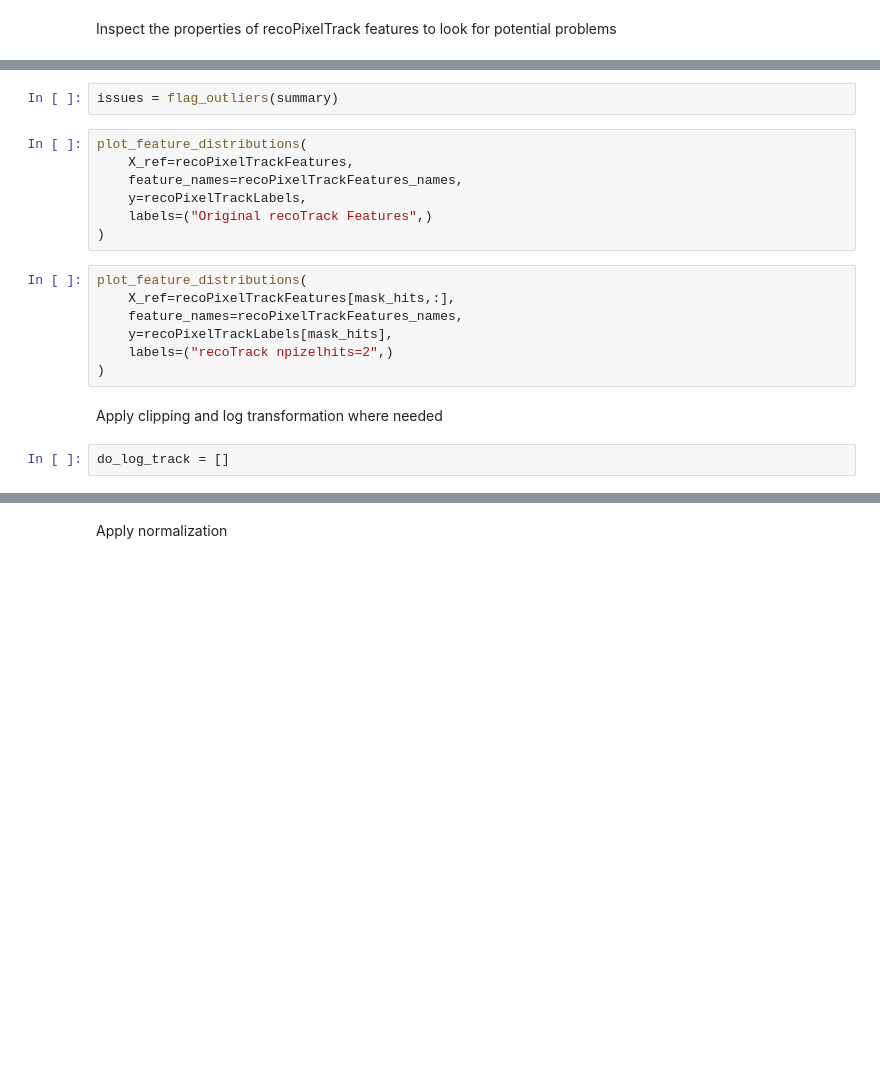
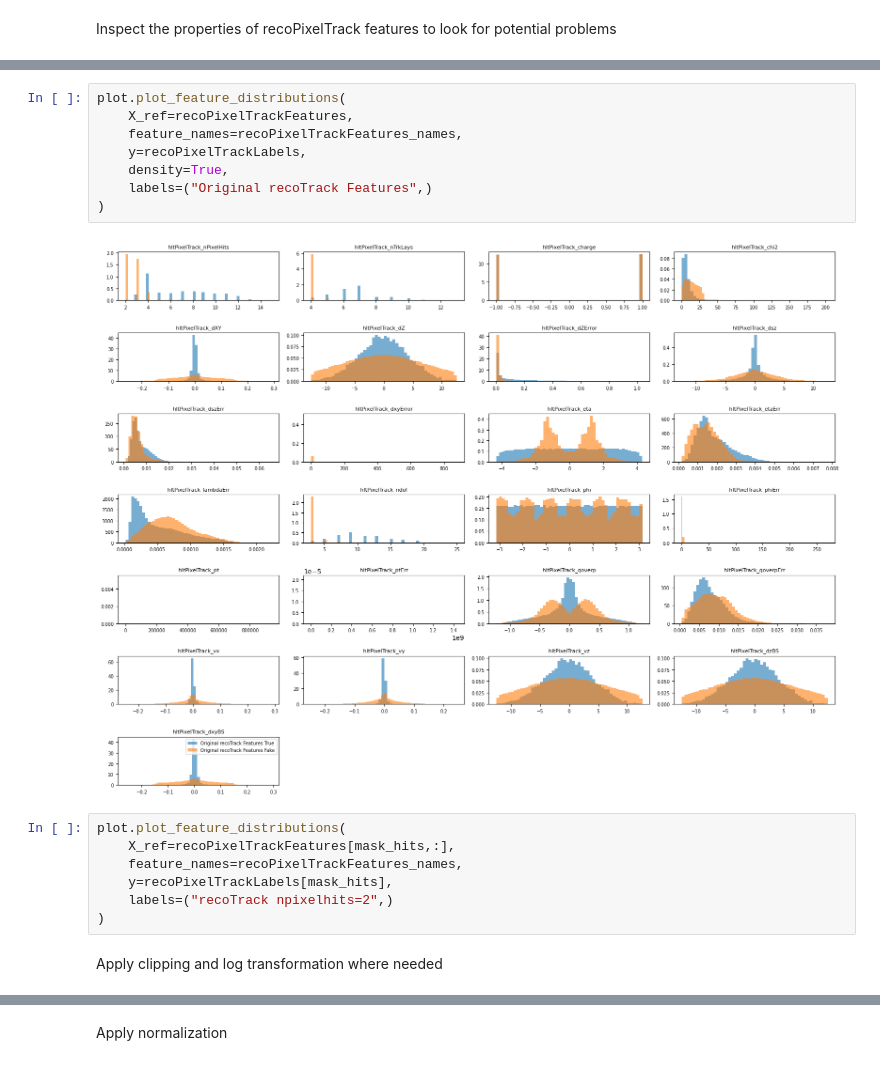
Before and after one commit to EmanueleCoradin/TrackSelectorDNN, a Jupyter notebook: ReadRootData.ipynb, the cells around one changed output, grey strips where cells are left out. Cells and saved outputs as stored; diff of their text form; blank space fills up the shorter version.

```diff
--- a/ReadRootData.ipynb
+++ b/ReadRootData.ipynb
@@ -416,21 +258,20 @@ summary_df = print_summary_table(summary, sort_by="skew", top=15)
-# %%
-issues = flag_outliers(summary)
 # %%
-plot_feature_distributions(
+plot.plot_feature_distributions(
     X_ref=recoPixelTrackFeatures,
     feature_names=recoPixelTrackFeatures_names,
     y=recoPixelTrackLabels,
+    density=True,
     labels=("Original recoTrack Features",)
 )
+# %% [output]
+[figure, added]
 # %%
-plot_feature_distributions(
+plot.plot_feature_distributions(
     X_ref=recoPixelTrackFeatures[mask_hits,:],
     feature_names=recoPixelTrackFeatures_names,
     y=recoPixelTrackLabels[mask_hits],
-    labels=("recoTrack npizelhits=2",)
+    labels=("recoTrack npixelhits=2",)
 )
 # %% [markdown]
 Apply clipping and log transformation where needed
-# %%
-do_log_track = []
 # %%
```
Also changed, not shown: parts of 31 cells of this notebook, 16 other files.
